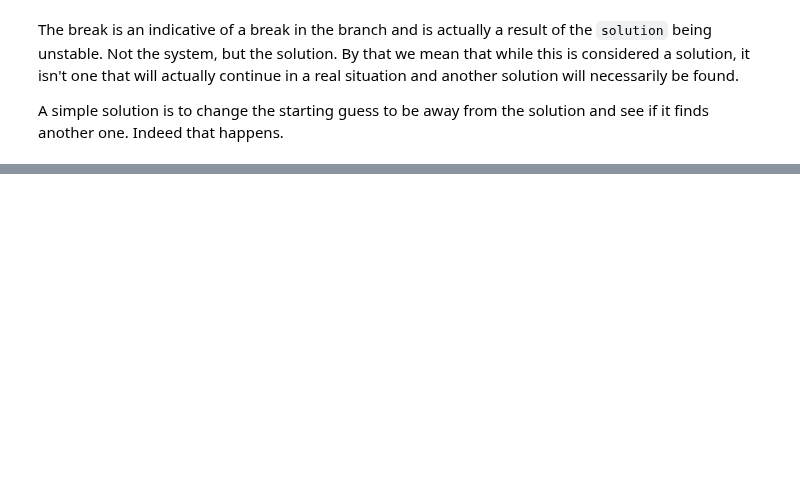
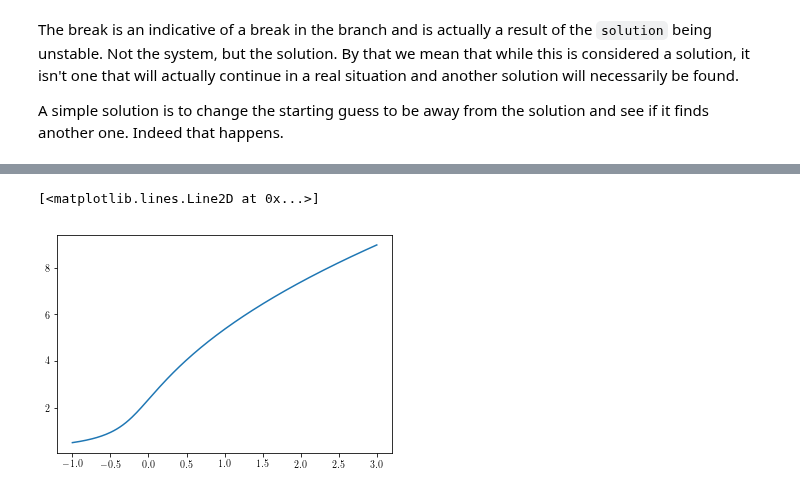
Before and after one commit to josephcslater/mousai, a Jupyter notebook: docs/tutorial/demos/Duffing.ipynb, the cells around one changed output, grey strips where cells are left out. Saved outputs shown, nothing was run; the diff lists cells and outputs as text; code cells hidden in the pictures; blank space fills up the shorter version.

```diff
--- a/docs/tutorial/demos/Duffing.ipynb
+++ b/docs/tutorial/demos/Duffing.ipynb
@@ -136,16 +165,19 @@ newton_krylov(duff_amp_resid,-.1)
 # %%
 sigmas = sp.linspace(-1,3,200)
-amplitudes = sp.zeros_like(aa)
+amplitudes = sp.zeros_like(sigmas)
 x = newton_krylov(duff_amp_resid,1)
 for i, sigma in enumerate(sigmas):
     try:
         amplitudes[i] = newton_krylov(duff_amp_resid,x)
         x = amplitudes[i]
     except:
         amplitudes[i] = newton_krylov(duff_amp_resid,0)
         x = amplitudes[i]
 
 plt.plot(sigmas,amplitudes)
+# %% [output]
+[<matplotlib.lines.Line2D at 0x...>]
+[figure, added]
 # %%
 sigmas = sp.linspace(-1,3,200)
 sigmasr = sigmas[::-1]
```
Also changed, not shown: parts of 22 cells of this notebook, 2 other files.
